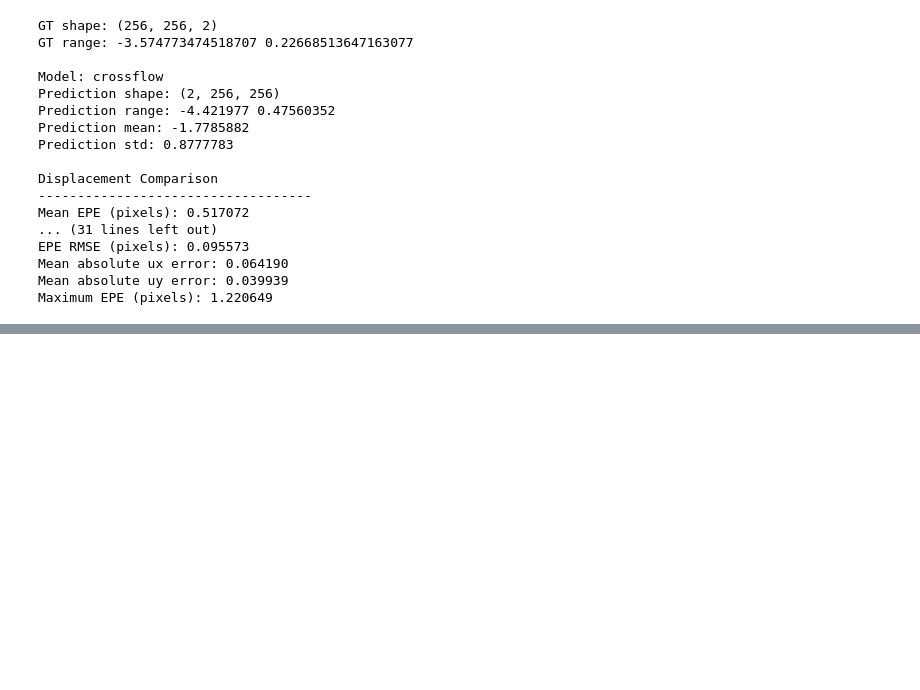
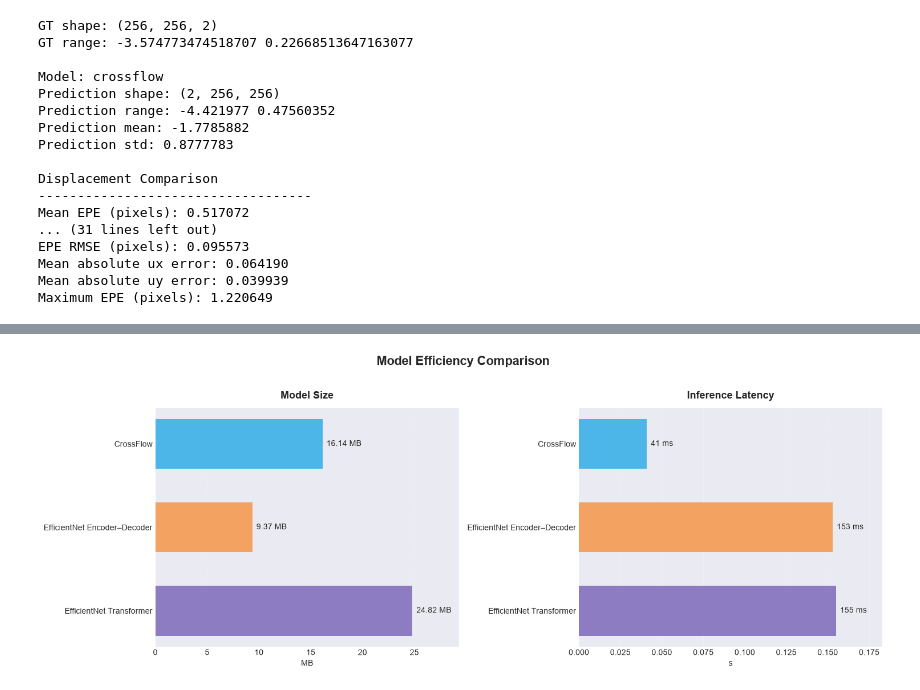
Before and after one commit to keerthi806/AI_in_manf_project, a Jupyter notebook: predict.ipynb, the cells around one changed output, grey strips where cells are left out. Saved outputs shown, nothing was run; the diff lists cells and outputs as text; code cells hidden in the pictures; blank space fills up the shorter version.

```diff
--- a/predict.ipynb
+++ b/predict.ipynb
@@ -549,0 +700,14 @@ Maximum EPE (pixels): 1.220649
+# %%
+import pandas as pd
+
+
+df = pd.DataFrame.from_dict(
+    results,
+    orient="index",
+    columns=["Model Size (MB)", "Inference Time (s)"]
+)
+
+df.index.name = "Model"
+df = df.reset_index()
+
+df
@@ -549,0 +719,62 @@ Maximum EPE (pixels): 1.220649
+# %%
+import matplotlib.pyplot as plt
+
+labels = {
+    "crossflow": "CrossFlow",
+    "efficientnet_encoder_decoder": "EfficientNet Encoder–Decoder",
+    "efficientnet_transformer": "EfficientNet Transformer",
+}
+
+plot_df = df.copy()
+plot_df["Model"] = plot_df["Model"].map(labels)
+plot_df = plot_df.set_index("Model")
+
+colors = ["#4DB6E8", "#F4A261", "#8E7CC3"]
+
+with plt.style.context("seaborn-v0_8-darkgrid"):
+    fig, axes = plt.subplots(1, 2, figsize=(15, 5.5))
+
+    charts = [
+        ("Model Size (MB)", "Model Size", "MB", 1.5),
+        ("Inference Time (s)", "Inference Latency", "s", 0.015),
+    ]
+
+    for ax, (column, title, unit, padding) in zip(axes, charts):
+        values = plot_df[column]
+
+        bars = ax.barh(
+            plot_df.index,
+            values,
+            color=colors,
+            height=0.6
+        )
+
+        ax.set_title(title, fontsize=13, fontweight="bold", pad=12)
+        ax.set_xlabel(unit)
+        ax.set_xlim(0, values.max() * 1.18)
+        ax.invert_yaxis()
+        ax.grid(axis="x", linestyle="--", alpha=0.35)
+        ax.grid(axis="y", visible=False)
+        ax.set_axisbelow(True)
+        ax.spines["top"].set_visible(False)
+        ax.spines["right"].set_visible(False)
+
+        ax.bar_label(
+            bars,
+            labels=[f"{v:.2f} {unit}" if unit == "MB" else f"{v * 1000:.0f} ms"
+                    for v in values],
+            padding=5,
+            fontsize=10
+        )
+
+    fig.suptitle(
+        "Model Efficiency Comparison",
+        fontsize=16,
+        fontweight="bold",
+        y=1.02
+    )
+
+    fig.tight_layout()
+    plt.show()
+# %% [output]
+[figure, added]
```
Also changed, not shown: parts of 9 cells of this notebook, 6 other files.
